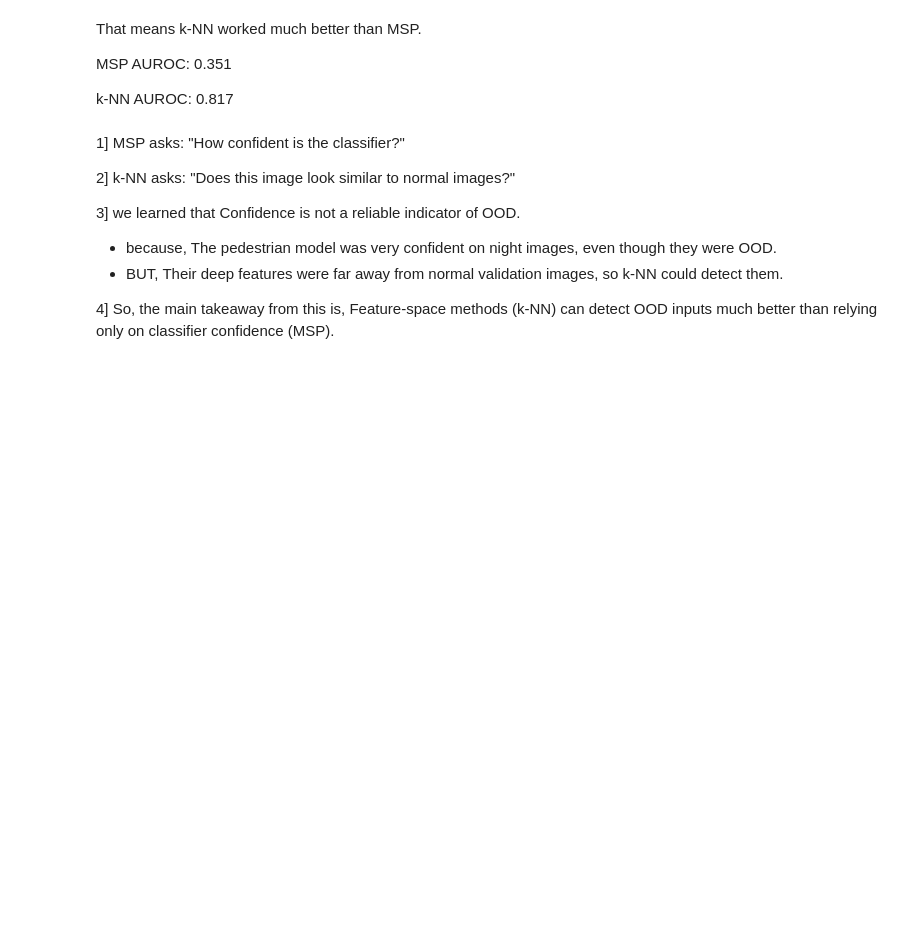
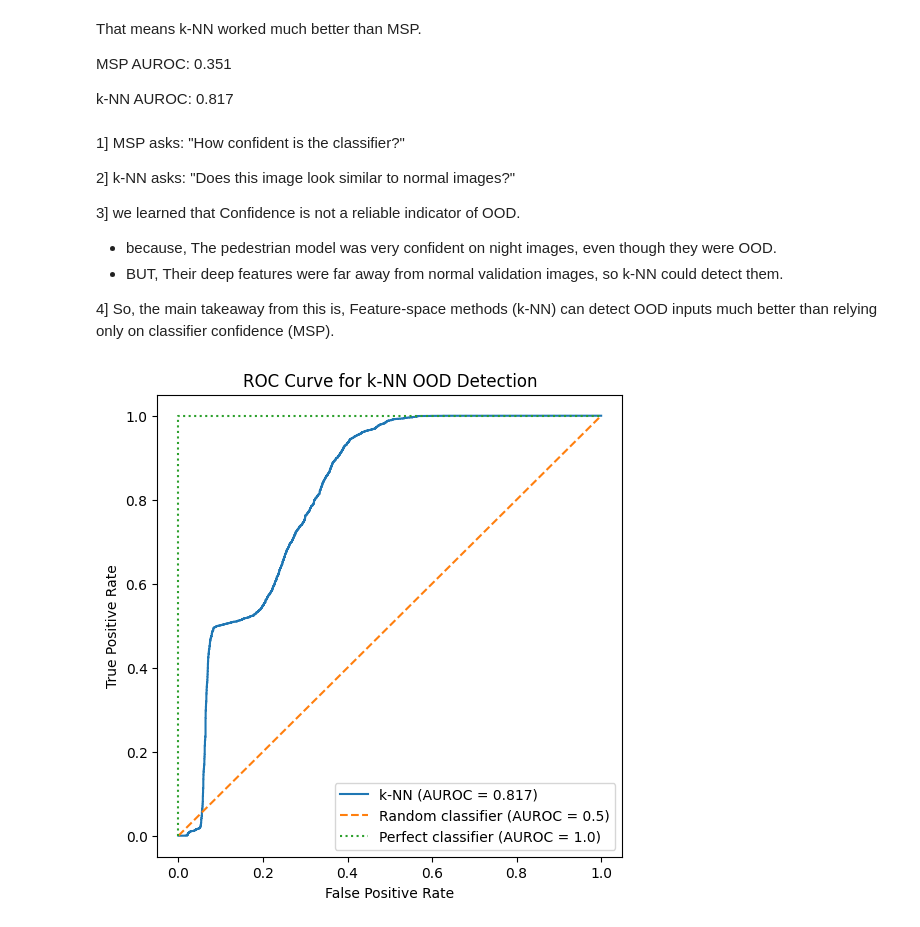
Before and after one commit to pr33thaml/ML-Safety-Ubung, a Jupyter notebook: exercise7/exercise_sheet_7.ipynb, the cells around one changed output. Saved outputs shown, nothing was run; the diff lists cells and outputs as text; code cells hidden in the pictures; blank space fills up the shorter version.

Commit message:
Update Exercise 7 notebook and HTML- update-3 with graphs

```diff
--- a/exercise7/exercise_sheet_7.ipynb
+++ b/exercise7/exercise_sheet_7.ipynb
@@ -647,3 +656,32 @@ k-NN AUROC: 0.817
 - BUT, Their deep features were far away from normal validation images, so k-NN could detect them.
 
 4] So, the main takeaway from this is, Feature-space methods (k-NN) can detect OOD inputs much better than relying only on classifier confidence (MSP).
+# %%
+from sklearn.metrics import roc_curve, roc_auc_score
+
+# Combine OOD scores
+ood_scores = list(fog_scores) + list(night_scores)
+
+# Labels: 0 = ID, 1 = OOD
+y_true = [0] * len(id_scores) + [1] * len(ood_scores)
+
+# k-NN: larger distance → more OOD
+y_score_knn = list(id_scores) + ood_scores
+
+# Compute AUROC and ROC curve
+auroc_knn = roc_auc_score(y_true, y_score_knn)
+fpr_knn, tpr_knn, _ = roc_curve(y_true, y_score_knn)
+
+# Plot
+plt.figure(figsize=(6, 6))
+plt.plot(fpr_knn, tpr_knn, label=f"k-NN (AUROC = {auroc_knn:.3f})")
+plt.plot([0, 1], [0, 1], '--', label="Random classifier (AUROC = 0.5)")
+plt.plot([0, 0, 1], [0, 1, 1], ':', label="Perfect classifier (AUROC = 1.0)")
+
+plt.xlabel("False Positive Rate")
+plt.ylabel("True Positive Rate")
+plt.title("ROC Curve for k-NN OOD Detection")
+plt.legend()
+plt.show()
+# %% [output]
+[figure, added]
```
Also changed, not shown: parts of 2 cells of this notebook, 1 other file.
